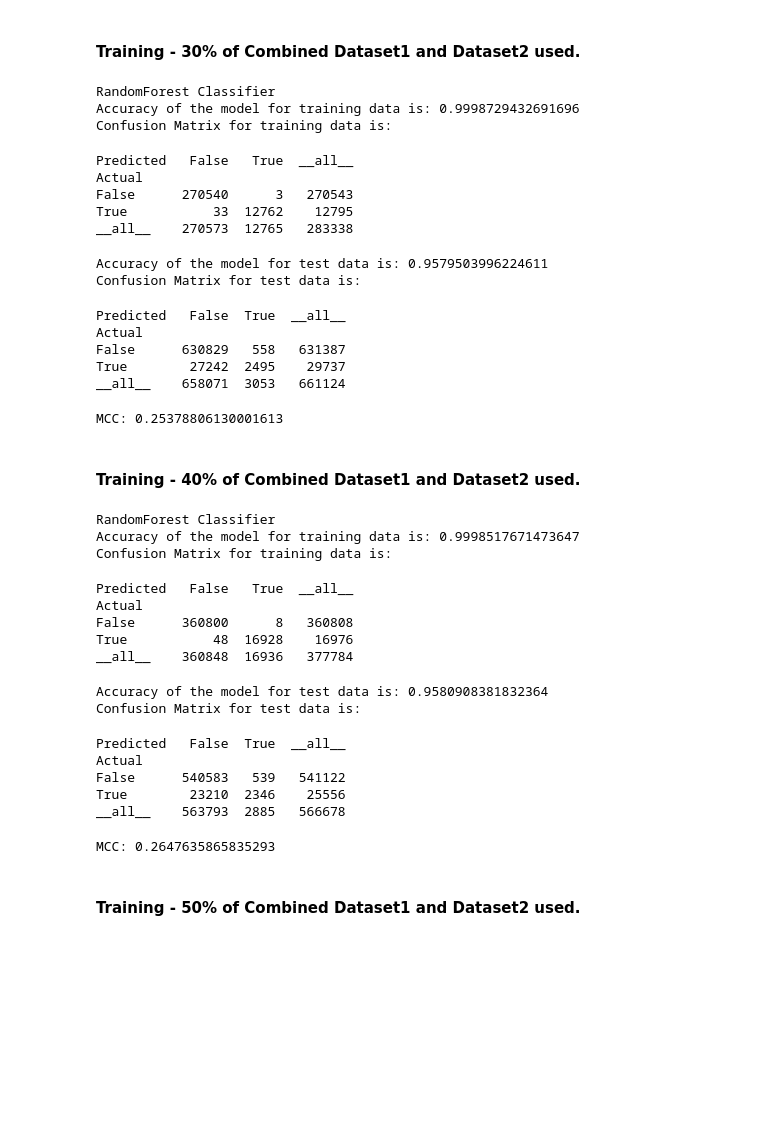
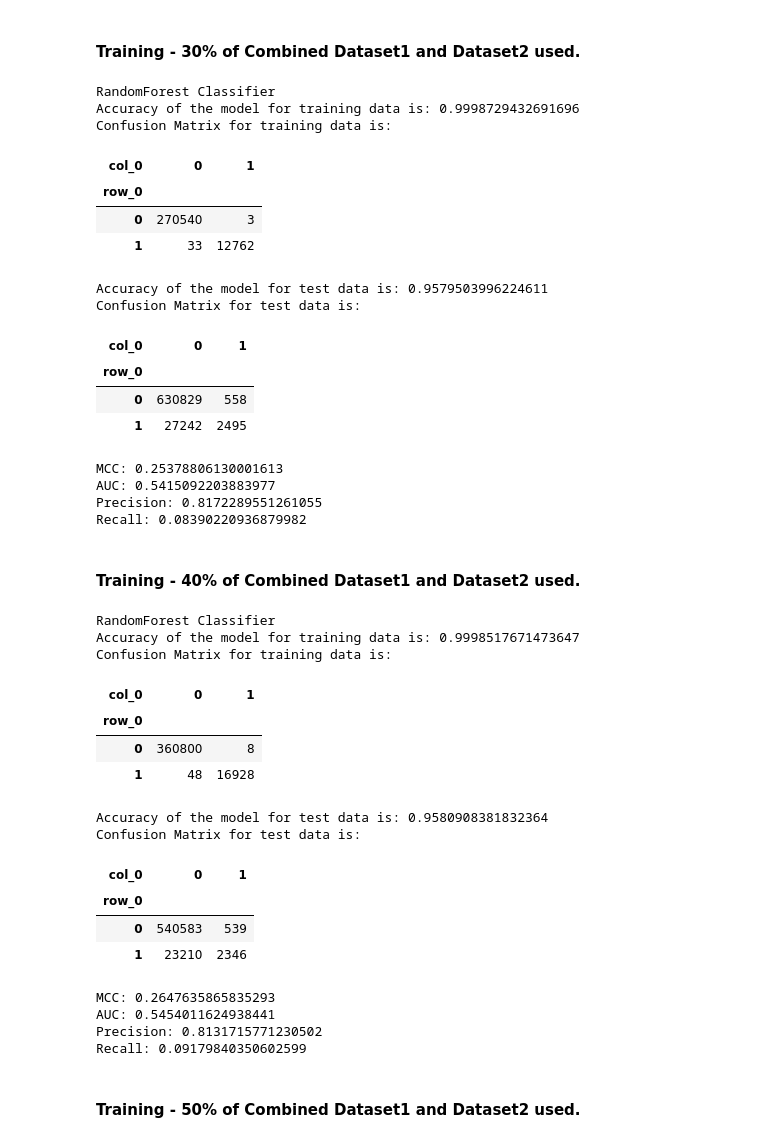
Before and after one commit to darshan-b/Reputation, a Jupyter notebook: Combined/Building_dataset_with_previously_used_features_OverSampling_and_NoSampling.ipynb, the cells around one changed output. Saved outputs shown, nothing was run; the diff lists cells and outputs as text; code cells hidden in the pictures; blank space fills up the shorter version.

```diff
--- a/Combined/Building_dataset_with_previously_used_features_OverSampling_and_NoSampling.ipynb
+++ b/Combined/Building_dataset_with_previously_used_features_OverSampling_and_NoSampling.ipynb
@@ -166,36 +169,41 @@ MCC: 0.24899540812403015
 # %%
 columns=df_prev.columns.tolist()
 train=df_prev.iloc[:int(df_prev.shape[0]*0.3),:]
 train_X=train.iloc[:,train.columns!='Target'].values
 train_Y=train.Target.values
 
 scaler=StandardScaler()
 scaled_X_train=scaler.fit_transform(train_X)
 
 test=df_prev.iloc[int(df_prev.shape[0]*0.3):,:]
 test_X=test.iloc[:,test.columns!='Target'].values
 test_Y=test.Target.values
 scaled_X_test=scaler.transform(test_X)
 columns.remove('Target')
-model,cm_train,cm_test,acc_train,acc_test,roc_auc,mcc,prec,rec=RandomForest(scaled_X_train,train_Y,scaled_X_test,test_Y,columns)
+
+model,acc_train,acc_test,roc_auc,mcc,prec,rec=RandomForest(scaled_X_train,train_Y,scaled_X_test,test_Y,columns)
 print("MCC:",mcc)
+print("AUC:",roc_auc)
+print("Precision:",prec)
+print("Recall:",rec)
 # %% [output]
 RandomForest Classifier
 Accuracy of the model for training data is: 0.9998729432691696
 Confusion Matrix for training data is:
+| col_0 | 0 | 1 |
+| row_0 |  |  |
+| 0 | 270540 | 3 |
+| 1 | 33 | 12762 |
-Predicted   False   True  __all__
-Actual
-False      270540      3   270543
-True           33  12762    12795
-__all__    270573  12765   283338
+Accuracy of the model for test data is: 0.9579503996224611
+Confusion Matrix for test data is:
+| col_0 | 0 | 1 |
+| row_0 |  |  |
+| 0 | 630829 | 558 |
+| 1 | 27242 | 2495 |
-Accuracy of the model for test data is: 0.9579503996224611
-Confusion Matrix for test data is:
+MCC: 0.25378806130001613
+AUC: 0.5415092203883977
+Precision: 0.8172289551261055
+Recall: 0.08390220936879982
-Predicted   False  True  __all__
-Actual
-False      630829   558   631387
-True        27242  2495    29737
-__all__    658071  3053   661124
-MCC: 0.25378806130001613
 # %% [markdown]
 #### Training - 40% of Combined Dataset1 and Dataset2 used.
 # %%
@@ -212,25 +220,30 @@ test_X=test.iloc[:,test.columns!='Target'].values
 test_Y=test.Target.values
 scaled_X_test=scaler.transform(test_X)
 columns.remove('Target')
-model,cm_train,cm_test,acc_train,acc_test,roc_auc,mcc,prec,rec=RandomForest(scaled_X_train,train_Y,scaled_X_test,test_Y,columns)
+
+model,acc_train,acc_test,roc_auc,mcc,prec,rec=RandomForest(scaled_X_train,train_Y,scaled_X_test,test_Y,columns)
 print("MCC:",mcc)
+print("AUC:",roc_auc)
+print("Precision:",prec)
+print("Recall:",rec)
 # %% [output]
 RandomForest Classifier
 Accuracy of the model for training data is: 0.9998517671473647
 Confusion Matrix for training data is:
+| col_0 | 0 | 1 |
+| row_0 |  |  |
+| 0 | 360800 | 8 |
+| 1 | 48 | 16928 |
-Predicted   False   True  __all__
-Actual
-False      360800      8   360808
-True           48  16928    16976
-__all__    360848  16936   377784
+Accuracy of the model for test data is: 0.9580908381832364
+Confusion Matrix for test data is:
+| col_0 | 0 | 1 |
+| row_0 |  |  |
+| 0 | 540583 | 539 |
+| 1 | 23210 | 2346 |
-Accuracy of the model for test data is: 0.9580908381832364
-Confusion Matrix for test data is:
+MCC: 0.2647635865835293
+AUC: 0.5454011624938441
+Precision: 0.8131715771230502
+Recall: 0.09179840350602599
-Predicted   False  True  __all__
-Actual
-False      540583   539   541122
-True        23210  2346    25556
-__all__    563793  2885   566678
-MCC: 0.2647635865835293
 # %% [markdown]
 #### Training - 50% of Combined Dataset1 and Dataset2 used.
 # %%
```
Also changed, not shown: parts of 11 cells of this notebook.
